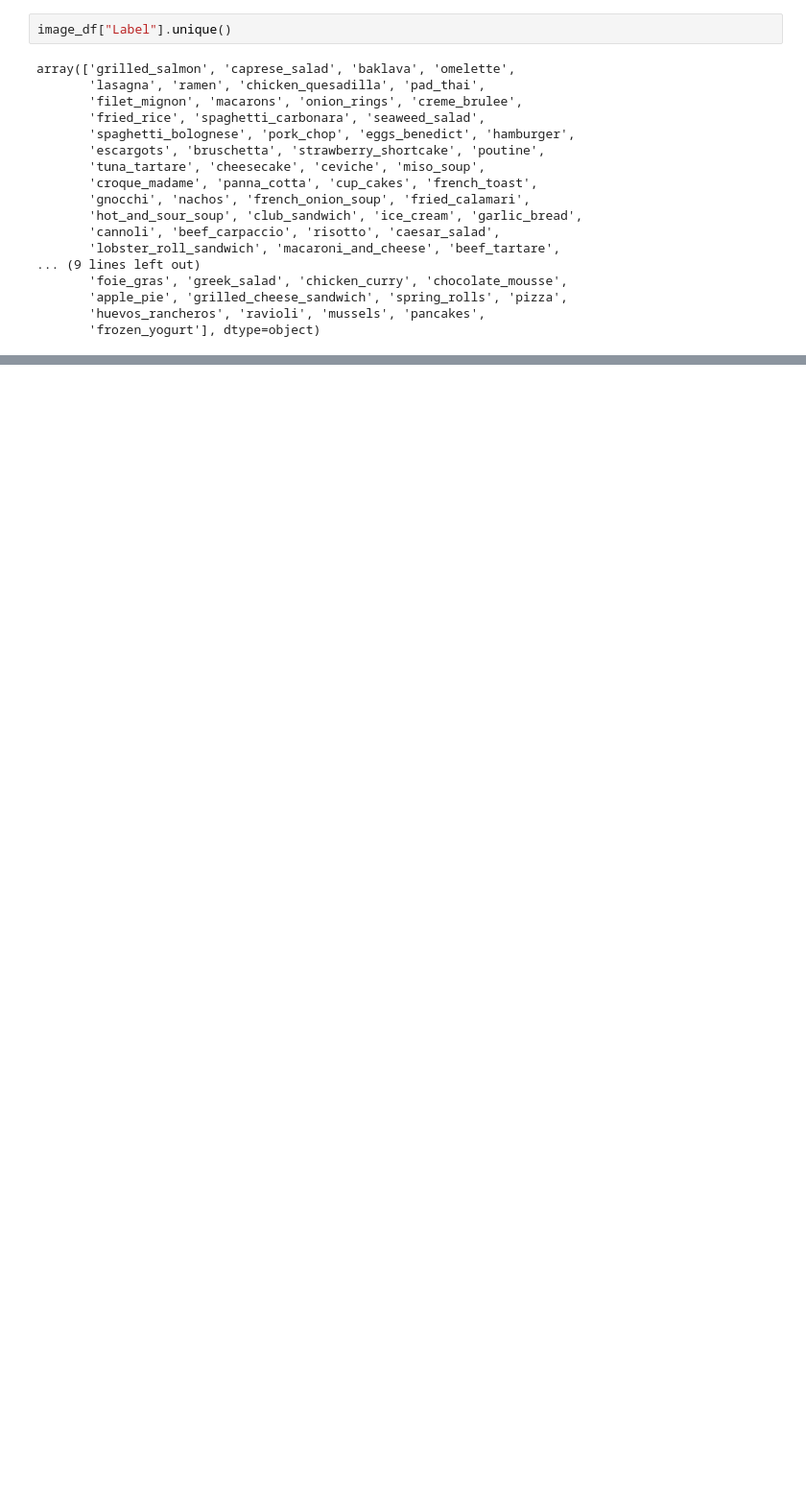
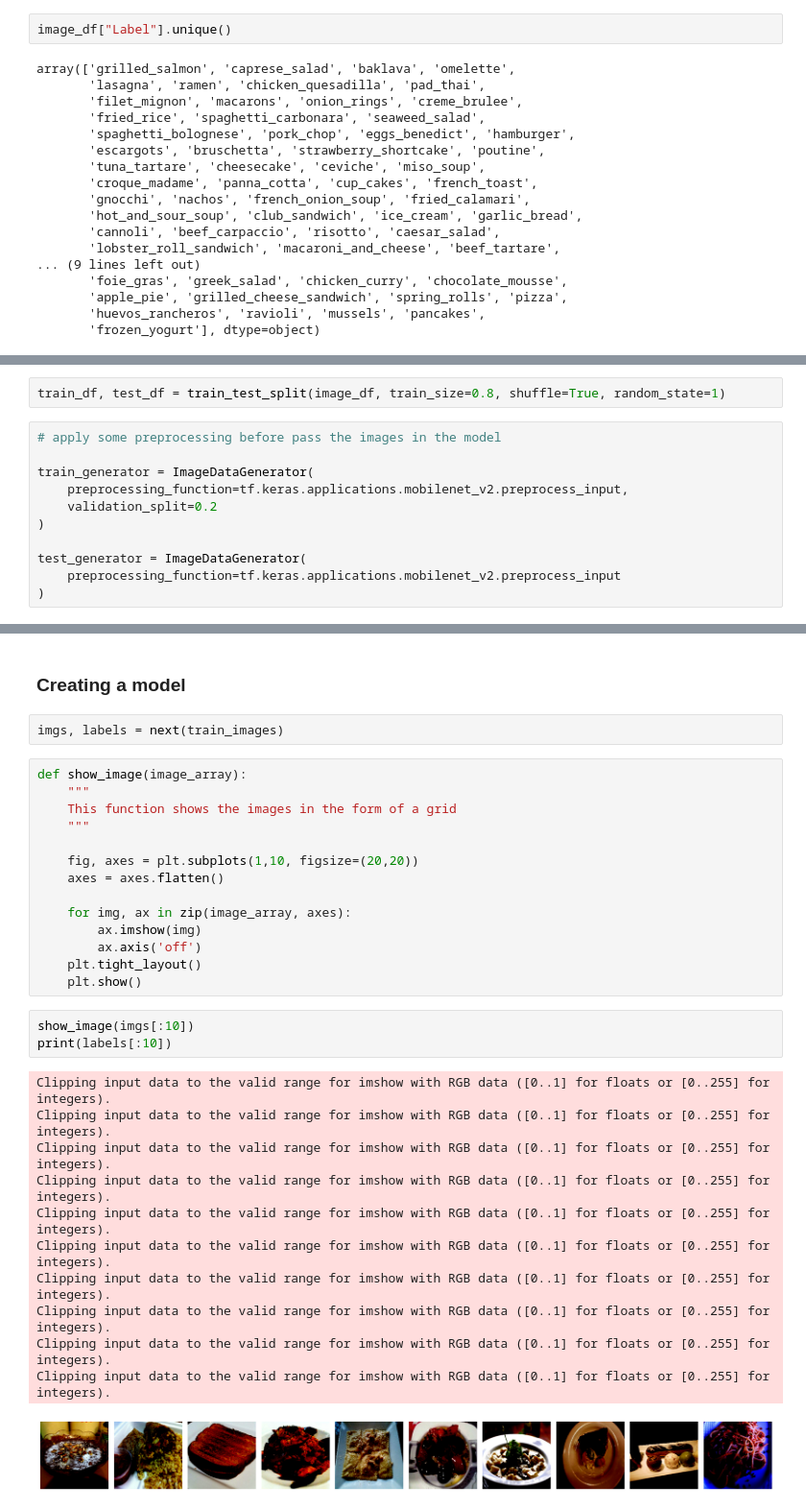
Before and after one commit to leoneleo/food_type, a Jupyter notebook: food_type.ipynb, the cells around one changed output, grey strips where cells are left out. Shown at 96% size. Saved outputs shown, nothing was run; the diff lists cells and outputs as text; blank space fills up the shorter version.

Commit message:
preprocessing and visualization

```diff
--- a/food_type.ipynb
+++ b/food_type.ipynb
@@ -168,0 +195,13 @@ dic_food_types = {
+# %%
+train_df, test_df = train_test_split(image_df, train_size=0.8, shuffle=True, random_state=1)
+# %%
+# apply some preprocessing before pass the images in the model
+
+train_generator = ImageDataGenerator(
+    preprocessing_function=tf.keras.applications.mobilenet_v2.preprocess_input,
+    validation_split=0.2
+)
+
+test_generator = ImageDataGenerator(
+    preprocessing_function=tf.keras.applications.mobilenet_v2.preprocess_input
+)
@@ -168,0 +252,33 @@ dic_food_types = {
+# %% [markdown]
+### Creating a model
+# %%
+imgs, labels = next(train_images)
+# %%
+def show_image(image_array):
+    """
+    This function shows the images in the form of a grid
+    """
+
+    fig, axes = plt.subplots(1,10, figsize=(20,20))
+    axes = axes.flatten()
+
+    for img, ax in zip(image_array, axes):
+        ax.imshow(img)
+        ax.axis('off')
+    plt.tight_layout()
+    plt.show()
+# %%
+show_image(imgs[:10])
+print(labels[:10])
+# %% [output]
+Clipping input data to the valid range for imshow with RGB data ([0..1] for floats or [0..255] for integers).
+Clipping input data to the valid range for imshow with RGB data ([0..1] for floats or [0..255] for integers).
+Clipping input data to the valid range for imshow with RGB data ([0..1] for floats or [0..255] for integers).
+Clipping input data to the valid range for imshow with RGB data ([0..1] for floats or [0..255] for integers).
+Clipping input data to the valid range for imshow with RGB data ([0..1] for floats or [0..255] for integers).
+Clipping input data to the valid range for imshow with RGB data ([0..1] for floats or [0..255] for integers).
+Clipping input data to the valid range for imshow with RGB data ([0..1] for floats or [0..255] for integers).
+Clipping input data to the valid range for imshow with RGB data ([0..1] for floats or [0..255] for integers).
+Clipping input data to the valid range for imshow with RGB data ([0..1] for floats or [0..255] for integers).
+Clipping input data to the valid range for imshow with RGB data ([0..1] for floats or [0..255] for integers).
+[figure, added]
```
Also changed, not shown: parts of 9 cells of this notebook.
